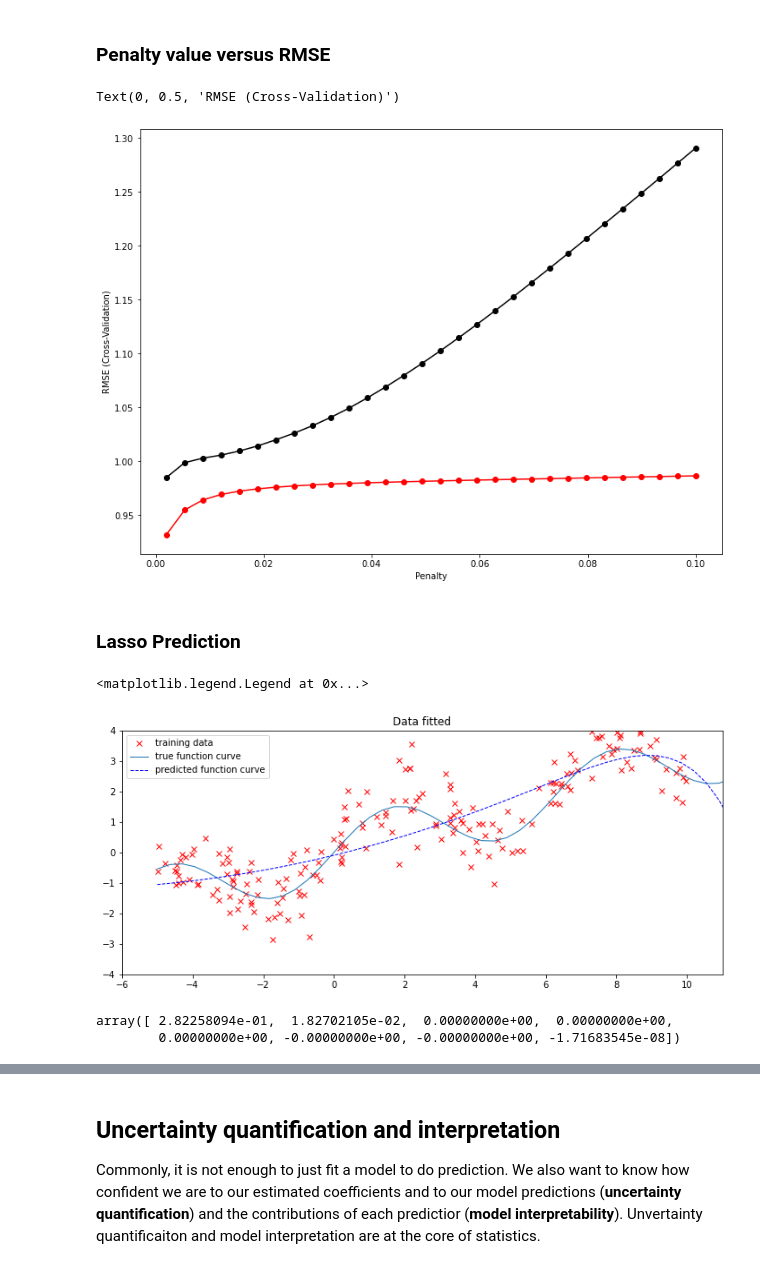
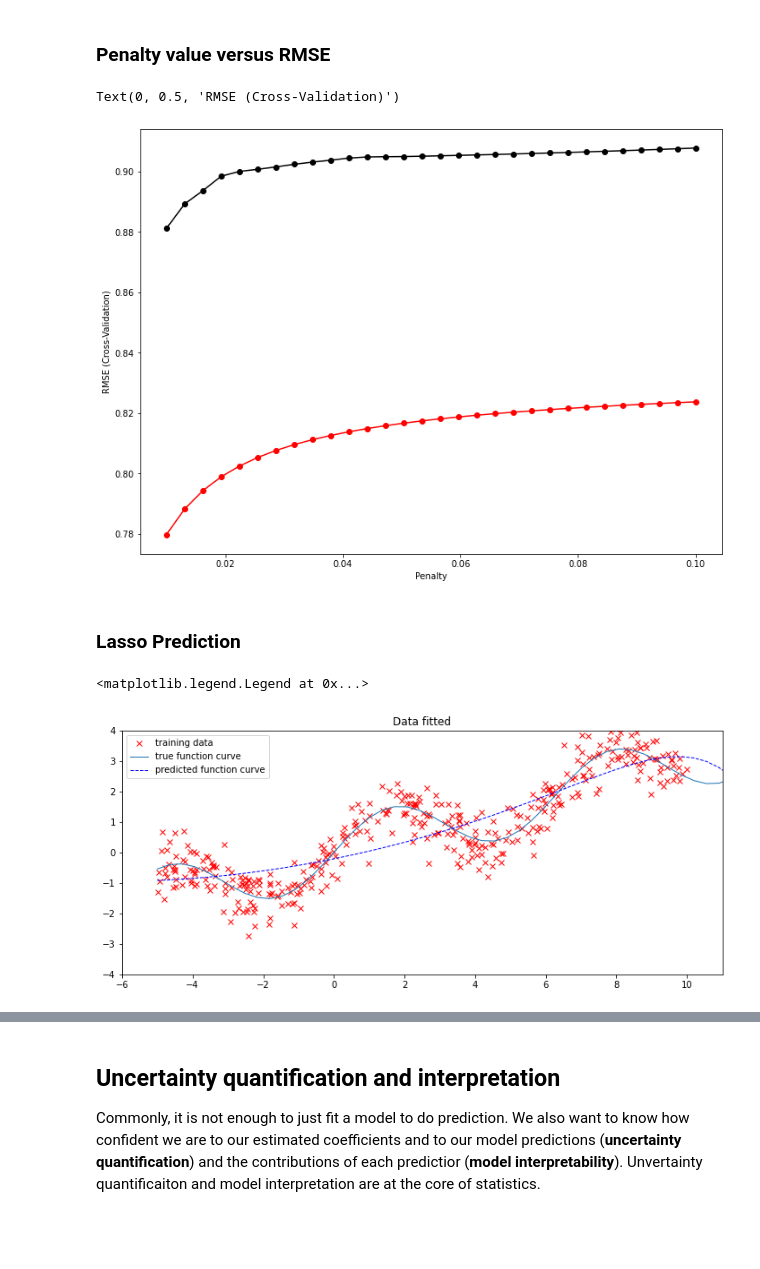
Before and after one commit to mengluchu/SA_lab, a Jupyter notebook: lab_3_Linear_reg/Linear regression.ipynb, the cells around one changed output, grey strips where cells are left out. Drawn from its saved outputs; the diff is of its cells as text; code cells hidden in the pictures; blank space fills up the shorter version.

```diff
--- a/lab_3_Linear_reg/Linear regression.ipynb
+++ b/lab_3_Linear_reg/Linear regression.ipynb
@@ -290,19 +293,22 @@ def func(x):
 # std: standard deviation of error.
 def dummyData(func, sample_size, std):
     # Artificially generate input x
-    x = np.random.rand(sample_size)[:,None]; x=x*15-5 # to spread data more
+    x = np.random.rand(sample_size)[:,None]
+    #Create an array from a uniform distribution over [0, 1).
+    x=x*15-5 # to spread data more
+
     # Call function to generate response y, and add a normaly distributed noise
     y = func(x) + np.random.normal(scale=std, size=x.shape)
     return x, y
 
 # Generate dummy dataset
 # 10 data points are created for model training, and another 5 are created to test the accuracy of the model
-x_train, y_train = dummyData(func, 10, 0.25)
+x_train, y_train = dummyData(func, 1000, 0.25)
 
 # Visualize the artificially generated dataset
 plt.figure(figsize=(12,5))
-plt.xlim([-6., 11])
-plt.ylim([-4, 4])
+#plt.xlim([-6., 11])
+#plt.ylim([-4, 4])
 plt.title('Data')
 plt.plot(x_train,y_train,'kx',label='training data') #kx: k: black, x: point shape "x"
 plt.legend()
@@ -586,20 +632,24 @@ The x-axis is the fraction of the full solution (i.e., ordinary least squares wi
 # %% [markdown]
 ### Penalty value versus RMSE
 # %%
-x_train, y_train = dummyData(func, 200, 0.75) # add variance with a higher noise
+
+x_train, y_train = dummyData(func, 400, .5) # add variance with a higher noise
 x_poly = transform(x_train, deg)  # Project original inputs into polynomial inputs
 
 # penalty value versus RMSE
-lambda_range = np.linspace(2e-3, 0.1, 30)
+lambda_range = np.linspace(1e-2, 0.1, 30)
 score_rmse = np.zeros(30)
 
-ridgeModel = Lasso(normalize=True)
+
 
 #import sklearn
 #sorted(sklearn.metrics.SCORERS.keys())
 
 for adx, a in enumerate(lambda_range):
-    temp_scores = cross_val_score(ridgeModel.set_params(alpha = a),
+    model = make_pipeline(StandardScaler(with_mean=True), Lasso(a))
+
+
+    temp_scores = cross_val_score(model,
                                   x_poly, y_train,
                                   cv=10, scoring="neg_root_mean_squared_error")
     temp_scores = np.sqrt(-1.0 * temp_scores)
@@ -612,52 +662,49 @@ plt.ylabel("RMSE (Cross-Validation)")
 
 score_rmse = np.zeros(30)
 
-ridgeModel = Ridge(normalize=True)
 
 for adx, a in enumerate(lambda_range):
-    temp_scores = cross_val_score(ridgeModel.set_params(alpha = a),
+    ridgeModel = make_pipeline(StandardScaler(with_mean=True), Ridge(a))
+
+
+    temp_scores = cross_val_score(ridgeModel,
                                   x_poly, y_train,
                                   cv=10, scoring="neg_root_mean_squared_error")
     temp_scores = np.sqrt(-1.0 * temp_scores)
     score_rmse[adx] = np.mean(temp_scores)
 
-plt.plot(lambda_range, score_rmse, '-ro')
+plt.plot(lambda_range, score_rmse, '-ro') #red: ridge
 plt.xlabel("Penalty")
 plt.ylabel("RMSE (Cross-Validation)")
 # %% [output]
 Text(0, 0.5, 'RMSE (Cross-Validation)')
-[figure, old version]
+[figure, new version]
 # %% [markdown]
 ### Lasso Prediction
 # %%
 # Lasso Prediction
 deg = 8 # Again, use the polynomial model of order 8 already shown above
 
 # You can directly define your model by calling the Lasso function imported from "sklearn", and set the extent of regularization.
-model_lasso = Lasso(alpha=2e-3, normalize=True)  # try to experiment with this parameter to see how it affects the model fitting.
+model_lasso = make_pipeline(StandardScaler(with_mean=True), Lasso(alpha=2e-2))
+#Lasso(alpha=2e-3, normalize=True)  # try to experiment with this parameter to see how it affects the model fitting.
 #try 2e-4, 2e-2...
 # Then, fit this model to the data.
 model_lasso.fit(transform(x_train, deg), y_train)
 
 # Make predictions every where to show the fitted curve.
 y_predict = model_lasso.predict(transform(x_all, deg))
 
 # Plot the data. Does the fitted curve look less complex than it was in section 1.1?
 # Remember try to experiment with different alpha.
 plt.figure(figsize=(12,5))
 plt.xlim([-6., 11])
 plt.ylim([-4, 4])
 plt.title('Data fitted')
 plt.plot(x_train,y_train,'rx',label='training data')
 plt.plot(x_all, y_true, linewidth=1, label='true function curve')
 plt.plot(x_all, y_predict, '--b', linewidth=1, label='predicted function curve')
 plt.legend()
 # %% [output]
 <matplotlib.legend.Legend at 0x...>
-[figure, old version]
+[figure, new version]
-# %%
-#variable coefficients
-model_lasso.coef_
-# %% [output]
-array([ 2.82258094e-01,  1.82702105e-02,  0.00000000e+00,  0.00000000e+00,
-        0.00000000e+00, -0.00000000e+00, -0.00000000e+00, -1.71683545e-08])
```
Also changed, not shown: parts of 38 cells of this notebook, 3 other files.
